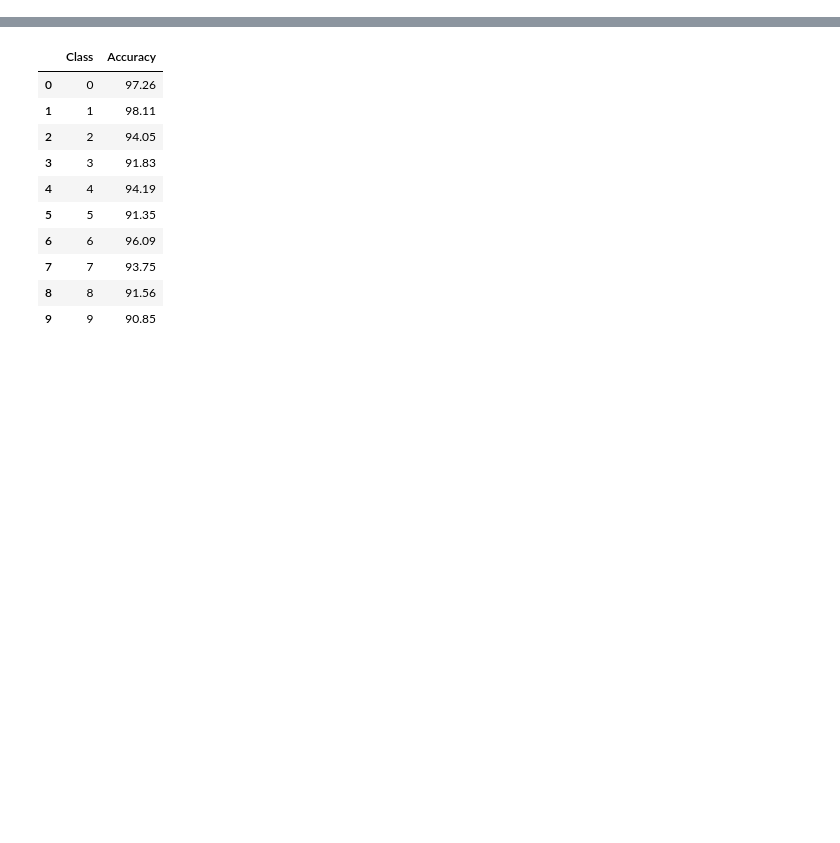
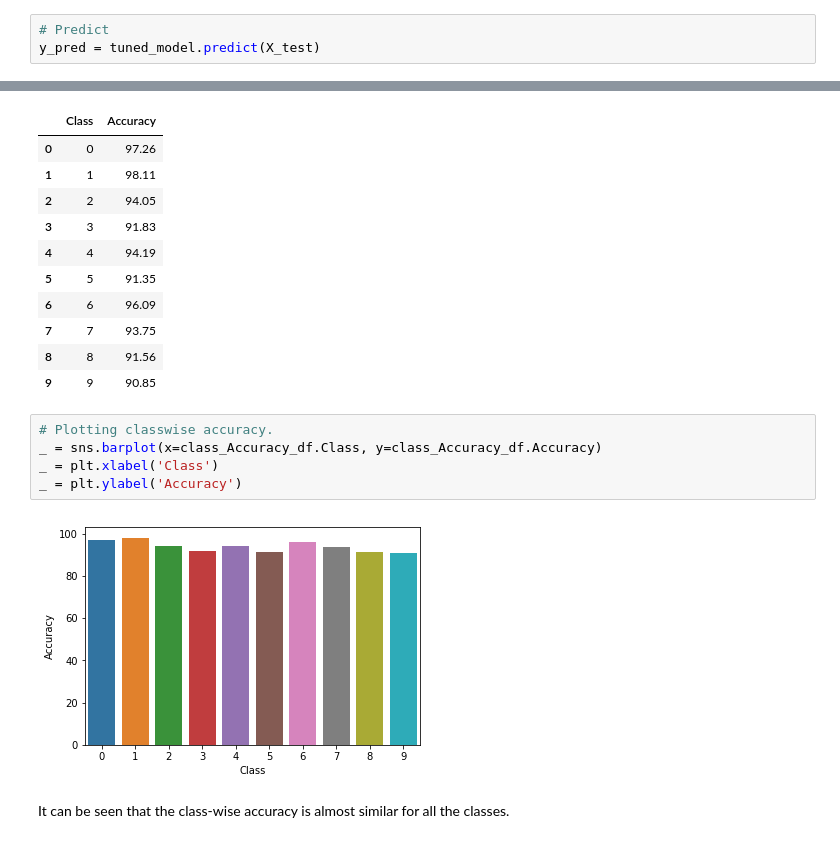
Before and after one commit to vikulaggarwal/data-sciences, a Jupyter notebook: PA-2/SVM/Assignment/SVM Assignment_Vikul.ipynb, the cells around one changed output, grey strips where cells are left out. Cells and saved outputs as stored; diff of their text form; blank space fills up the shorter version.

```diff
--- a/PA-2/SVM/Assignment/SVM Assignment_Vikul.ipynb
+++ b/PA-2/SVM/Assignment/SVM Assignment_Vikul.ipynb
@@ -259,0 +296,3 @@ y_pred = non_linear_model.predict(X_test)
+# %%
+# Predict
+y_pred = tuned_model.predict(X_test)
@@ -309,3 +355,12 @@ class_Accuracy_df
 | 7 | 7 | 93.75 |
 | 8 | 8 | 91.56 |
 | 9 | 9 | 90.85 |
+# %%
+# Plotting classwise accuracy.
+_ = sns.barplot(x=class_Accuracy_df.Class, y=class_Accuracy_df.Accuracy)
+_ = plt.xlabel('Class')
+_ = plt.ylabel('Accuracy')
+# %% [output]
+[figure, added]
+# %% [markdown]
+It can be seen that the class-wise accuracy is almost similar for all the classes.
```
Also changed, not shown: parts of 15 cells of this notebook.
